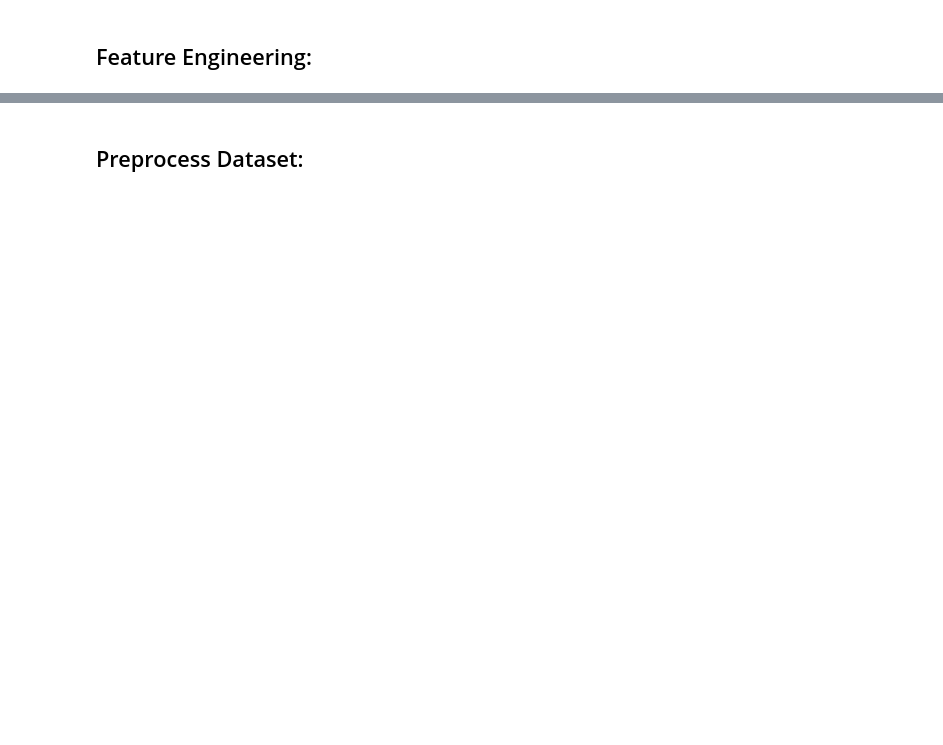
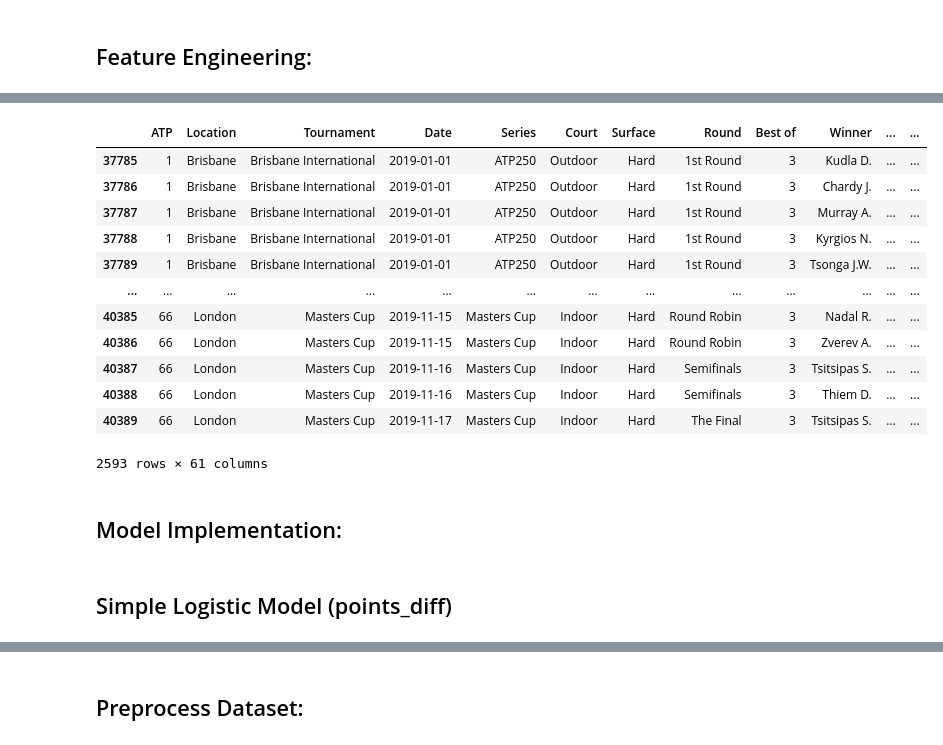
Before and after one commit to niranjan-96/Tennis-Match-Predictions, a Jupyter notebook: Logistic Regression.ipynb, the cells around one changed output, grey strips where cells are left out. Cells and saved outputs as stored; diff of their text form; code cells hidden in the pictures; blank space fills up the shorter version.

```diff
--- a/Logistic Regression.ipynb
+++ b/Logistic Regression.ipynb
@@ -134,0 +194,35 @@ memory usage: 27.9+ MB
+# %%
+def engineer_data(df):
+    # Feature engineering
+    df['higher_rank_won'] = (df['WRank'] < df['LRank']).astype(int)
+    df['higher_rank_points'] = df['higher_rank_won'] * df['WPts'] + df['LPts'] * (1 - df['higher_rank_won'])
+    df['lower_rank_points'] = (1 - df['higher_rank_won']) * df['WPts'] + df['LPts'] * df['higher_rank_won']
+    df['points_diff'] = df['higher_rank_points'] - df['lower_rank_points']
+    df['points_ratio'] = df.apply(
+        lambda row: row['higher_rank_points'] / row['lower_rank_points'] if row['lower_rank_points'] != 0 else np.nan,
+        axis=1
+    )
+    df['points_mean'] = (df['higher_rank_points'] + df['lower_rank_points']) / 2
+
+    # Handle zero and missing values before taking logarithms
+    df['higher_rank_points'].replace(0, 1, inplace=True)
+    df['lower_rank_points'].replace(0, 1, inplace=True)
+    df['higher_rank_points'].fillna(1, inplace=True)
+    df['lower_rank_points'].fillna(1, inplace=True)
+
+    df['log_winner_points'] = np.log(df['higher_rank_points'])
+    df['log_loser_points'] = np.log(df['lower_rank_points'])
+    df['diff_log_rank'] = df['log_winner_points'] - df['log_loser_points']
+
+    df['ranking_difference'] = (df['WRank'] - df['LRank']).abs()
+    df['TotalGamesWon_MatchWinner'] = df[['W1', 'W2', 'W3', 'W4', 'W5']].sum(axis=1, skipna=True)
+    df['TotalGamesWon_MatchLoser'] = df[['L1', 'L2', 'L3', 'L4', 'L5']].sum(axis=1, skipna=True)
+    df['GameDifference'] = df['TotalGamesWon_MatchWinner'] - df['TotalGamesWon_MatchLoser']
+
+    # Handle missing values in points_ratio
+    df['points_ratio'].fillna(df['points_ratio'].mean(), inplace=True)
+
+    return df
+
+# Apply preprocessing
+betting_data = engineer_data(betting_data)
@@ -134,0 +280,21 @@ memory usage: 27.9+ MB
+# %%
+# Display the first few rows of the validation set to confirm the split
+betting_data_validation
+# %% [output]
+|  | ATP | Location | Tournament | Date | Series | Court | Surface | Round | Best of | Winner | ... | ... |
+| 37785 | 1 | Brisbane | Brisbane International | 2019-01-01 | ATP250 | Outdoor | Hard | 1st Round | 3 | Kudla D. | ... | ... |
+| 37786 | 1 | Brisbane | Brisbane International | 2019-01-01 | ATP250 | Outdoor | Hard | 1st Round | 3 | Chardy J. | ... | ... |
+| 37787 | 1 | Brisbane | Brisbane International | 2019-01-01 | ATP250 | Outdoor | Hard | 1st Round | 3 | Murray A. | ... | ... |
+| 37788 | 1 | Brisbane | Brisbane International | 2019-01-01 | ATP250 | Outdoor | Hard | 1st Round | 3 | Kyrgios N. | ... | ... |
+| 37789 | 1 | Brisbane | Brisbane International | 2019-01-01 | ATP250 | Outdoor | Hard | 1st Round | 3 | Tsonga J.W. | ... | ... |
+| ... | ... | ... | ... | ... | ... | ... | ... | ... | ... | ... | ... | ... |
+| 40385 | 66 | London | Masters Cup | 2019-11-15 | Masters Cup | Indoor | Hard | Round Robin | 3 | Nadal R. | ... | ... |
+| 40386 | 66 | London | Masters Cup | 2019-11-15 | Masters Cup | Indoor | Hard | Round Robin | 3 | Zverev A. | ... | ... |
+| 40387 | 66 | London | Masters Cup | 2019-11-16 | Masters Cup | Indoor | Hard | Semifinals | 3 | Tsitsipas S. | ... | ... |
+| 40388 | 66 | London | Masters Cup | 2019-11-16 | Masters Cup | Indoor | Hard | Semifinals | 3 | Thiem D. | ... | ... |
+| 40389 | 66 | London | Masters Cup | 2019-11-17 | Masters Cup | Indoor | Hard | The Final | 3 | Tsitsipas S. | ... | ... |
+2593 rows × 61 columns
+# %% [markdown]
+## Model Implementation:
+# %% [markdown]
+## Simple Logistic Model (points_diff)
```
Also changed, not shown: parts of 35 cells of this notebook, 5 other files.
